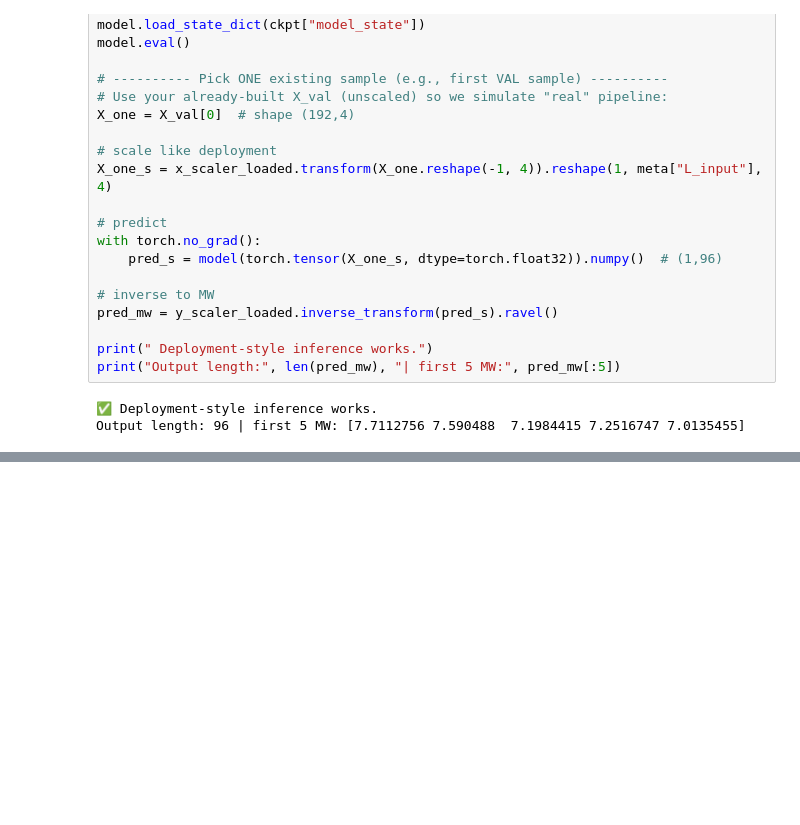
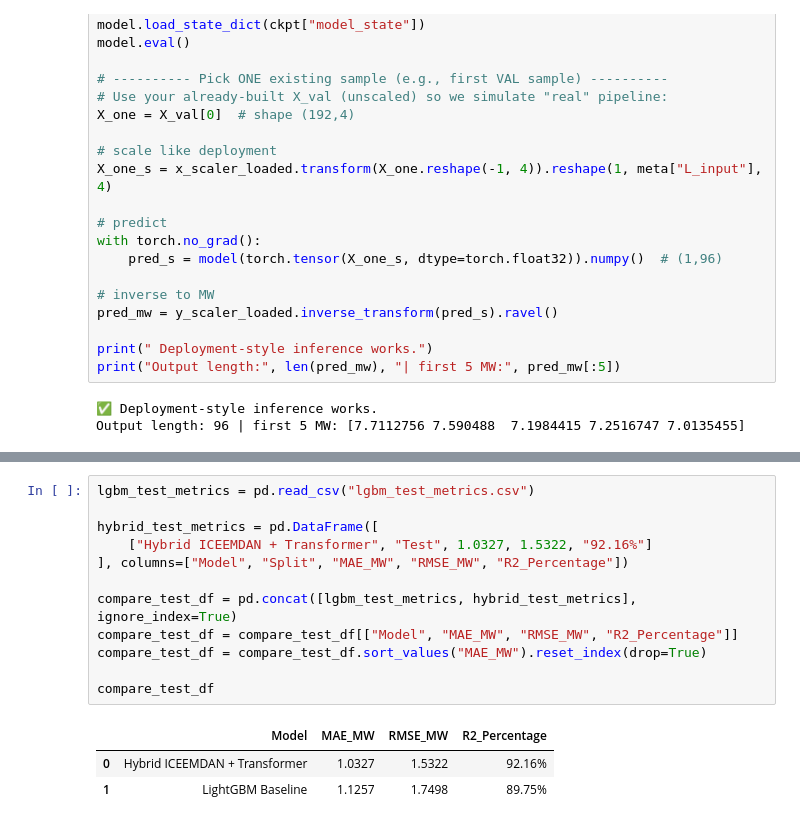
Before and after one commit to Akash-W-Karunanayake/SMART-GRID, a Jupyter notebook: notebooks/03_hybrid_iceemdan_transformer_gprml_f10.ipynb, the cells around one changed output, grey strips where cells are left out. Drawn from its saved outputs; the diff is of its cells as text; blank space fills up the shorter version.

```diff
--- a/notebooks/03_hybrid_iceemdan_transformer_gprml_f10.ipynb
+++ b/notebooks/03_hybrid_iceemdan_transformer_gprml_f10.ipynb
@@ -924,0 +1183,16 @@ Output length: 96 | first 5 MW: [7.7112756 7.590488  7.1984415 7.2516747 7.01354
+# %%
+lgbm_test_metrics = pd.read_csv("lgbm_test_metrics.csv")
+
+hybrid_test_metrics = pd.DataFrame([
+    ["Hybrid ICEEMDAN + Transformer", "Test", 1.0327, 1.5322, "92.16%"]
+], columns=["Model", "Split", "MAE_MW", "RMSE_MW", "R2_Percentage"])
+
+compare_test_df = pd.concat([lgbm_test_metrics, hybrid_test_metrics], ignore_index=True)
+compare_test_df = compare_test_df[["Model", "MAE_MW", "RMSE_MW", "R2_Percentage"]]
+compare_test_df = compare_test_df.sort_values("MAE_MW").reset_index(drop=True)
+
+compare_test_df
+# %% [output]
+|  | Model | MAE_MW | RMSE_MW | R2_Percentage |
+| 0 | Hybrid ICEEMDAN + Transformer | 1.0327 | 1.5322 | 92.16% |
+| 1 | LightGBM Baseline | 1.1257 | 1.7498 | 89.75% |
```
Also changed, not shown: parts of 11 cells of this notebook, 4 other files.
